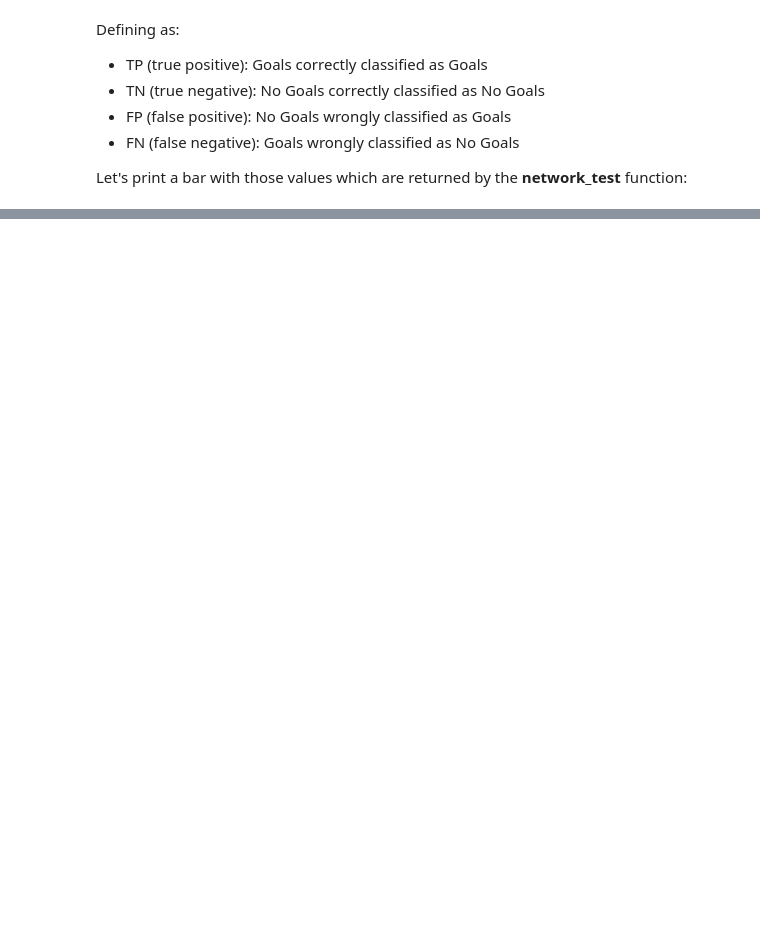
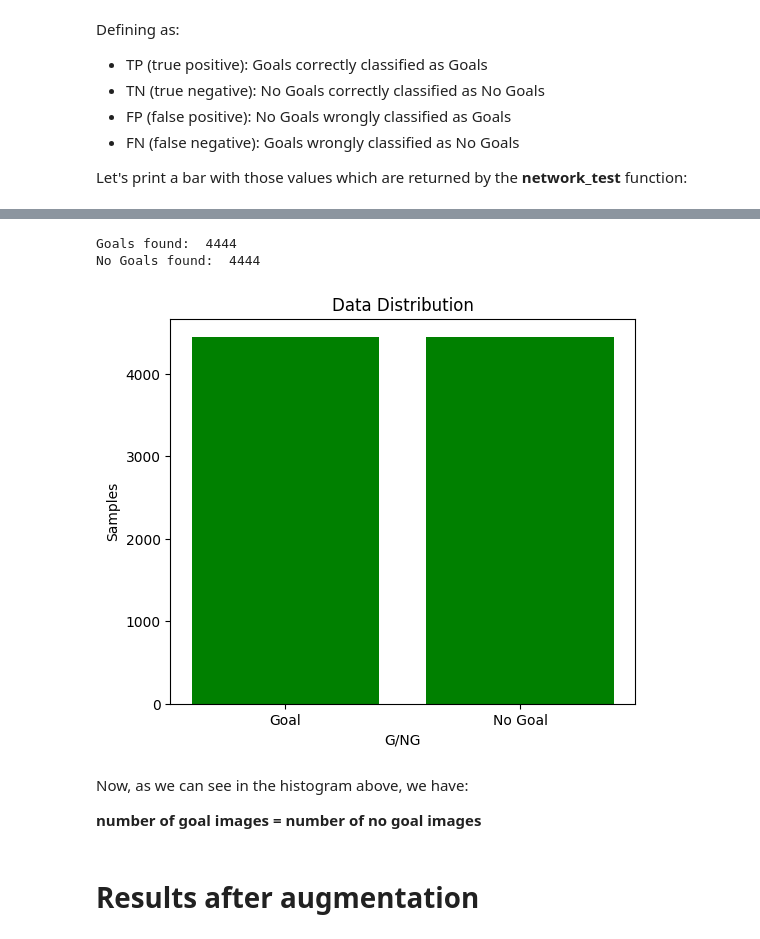
Before and after one commit to alessiapontiggia/VISIOPE-project, a Jupyter notebook: proj_visiope.ipynb, the cells around one changed output, grey strips where cells are left out. Cells and saved outputs as stored; diff of their text form; code cells hidden in the pictures; blank space fills up the shorter version.

```diff
--- a/proj_visiope.ipynb
+++ b/proj_visiope.ipynb
@@ -863,0 +836,23 @@ Test accuracy:  0.914
+# %%
+goals = len(os.listdir("/content/drive/MyDrive/VISIOPE/training/Goal"))
+no_goals = len(os.listdir("/content/drive/MyDrive/VISIOPE/training/No_Goal"))
+print("Goals found: ", goals)
+print("No Goals found: ", no_goals)
+y = [goals, no_goals]
+x = ['Goal', 'No Goal']
+plt.figure(figsize=(6,5))
+plt.bar(x, y, align="center", color="green")
+plt.ylabel('Samples')
+plt.xlabel('G/NG')
+plt.title('Data Distribution')
+plt.show()
+# %% [output]
+Goals found:  4444
+No Goals found:  4444
+[figure, added]
+# %% [markdown]
+Now, as we can see in the histogram above, we have:
+
+**number of goal images = number of no goal images**
+# %% [markdown]
+# Results after augmentation
```
Also changed, not shown: parts of 61 cells of this notebook.
